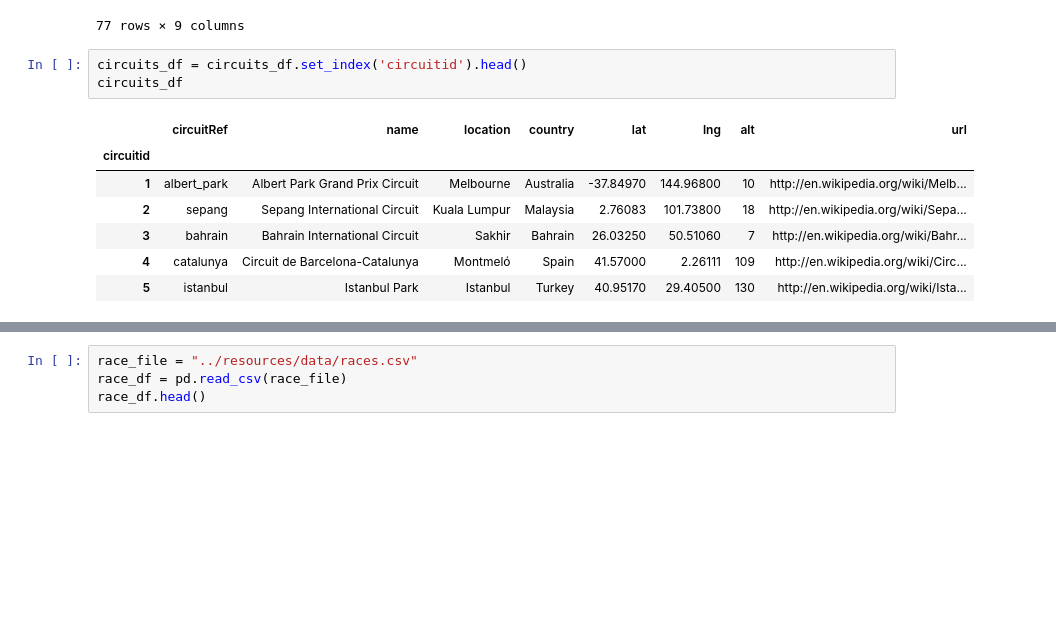
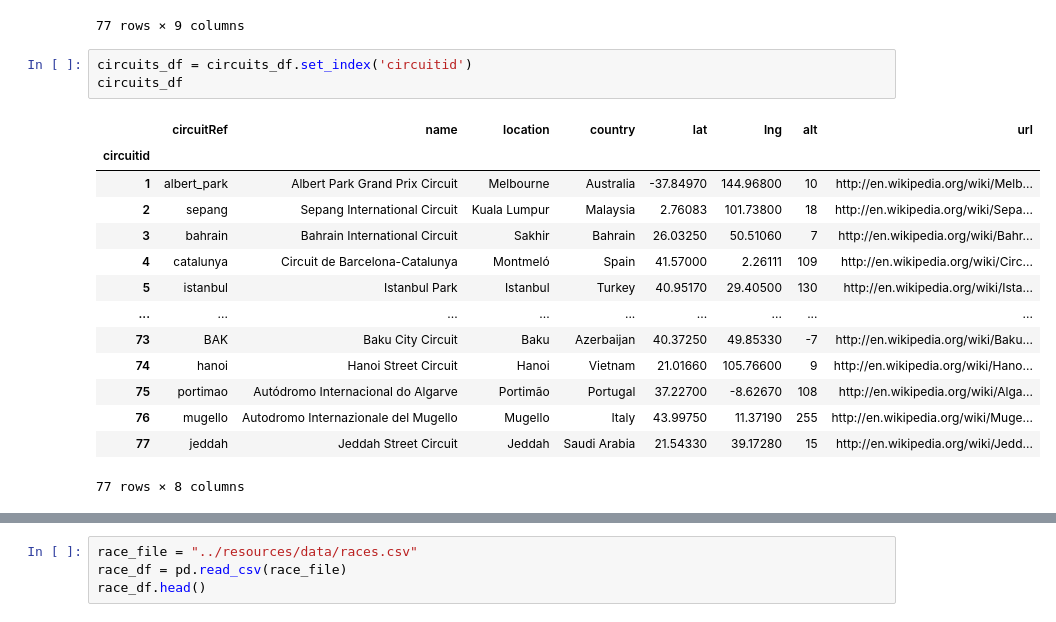
Before and after one commit to serenaremlang/Formula1_Fun, a Jupyter notebook: sql/circuits.ipynb, the cells around one changed output, grey strips where cells are left out. Drawn from its saved outputs; the diff is of its cells as text; blank space fills up the shorter version.

```diff
--- a/sql/circuits.ipynb
+++ b/sql/circuits.ipynb
@@ -30,16 +30,23 @@ circuits_df
 | 76 | 77 | jeddah | Jeddah Street Circuit | Jeddah | Saudi Arabia | 21.54330 | 39.17280 | 15 | http://en.wikipedia.org/wiki/Jedd... |
 77 rows × 9 columns
 # %%
-circuits_df = circuits_df.set_index('circuitid').head()
+circuits_df = circuits_df.set_index('circuitid')
 circuits_df
 # %% [output]
 |  | circuitRef | name | location | country | lat | lng | alt | url |
 | circuitid |  |  |  |  |  |  |  |  |
 | 1 | albert_park | Albert Park Grand Prix Circuit | Melbourne | Australia | -37.84970 | 144.96800 | 10 | http://en.wikipedia.org/wiki/Melb... |
 | 2 | sepang | Sepang International Circuit | Kuala Lumpur | Malaysia | 2.76083 | 101.73800 | 18 | http://en.wikipedia.org/wiki/Sepa... |
 | 3 | bahrain | Bahrain International Circuit | Sakhir | Bahrain | 26.03250 | 50.51060 | 7 | http://en.wikipedia.org/wiki/Bahr... |
 | 4 | catalunya | Circuit de Barcelona-Catalunya | Montmeló | Spain | 41.57000 | 2.26111 | 109 | http://en.wikipedia.org/wiki/Circ... |
 | 5 | istanbul | Istanbul Park | Istanbul | Turkey | 40.95170 | 29.40500 | 130 | http://en.wikipedia.org/wiki/Ista... |
+| ... | ... | ... | ... | ... | ... | ... | ... | ... |
+| 73 | BAK | Baku City Circuit | Baku | Azerbaijan | 40.37250 | 49.85330 | -7 | http://en.wikipedia.org/wiki/Baku... |
+| 74 | hanoi | Hanoi Street Circuit | Hanoi | Vietnam | 21.01660 | 105.76600 | 9 | http://en.wikipedia.org/wiki/Hano... |
+| 75 | portimao | Autódromo Internacional do Algarve | Portimão | Portugal | 37.22700 | -8.62670 | 108 | http://en.wikipedia.org/wiki/Alga... |
+| 76 | mugello | Autodromo Internazionale del Mugello | Mugello | Italy | 43.99750 | 11.37190 | 255 | http://en.wikipedia.org/wiki/Muge... |
+| 77 | jeddah | Jeddah Street Circuit | Jeddah | Saudi Arabia | 21.54330 | 39.17280 | 15 | http://en.wikipedia.org/wiki/Jedd... |
+77 rows × 8 columns
 # %%
 circuit_cols = ['name', 'location', 'country', 'lat', 'lng', 'url']
 circuit_transformed = circuits_df[circuit_cols].copy()
```
Also changed, not shown: parts of 9 cells of this notebook.
